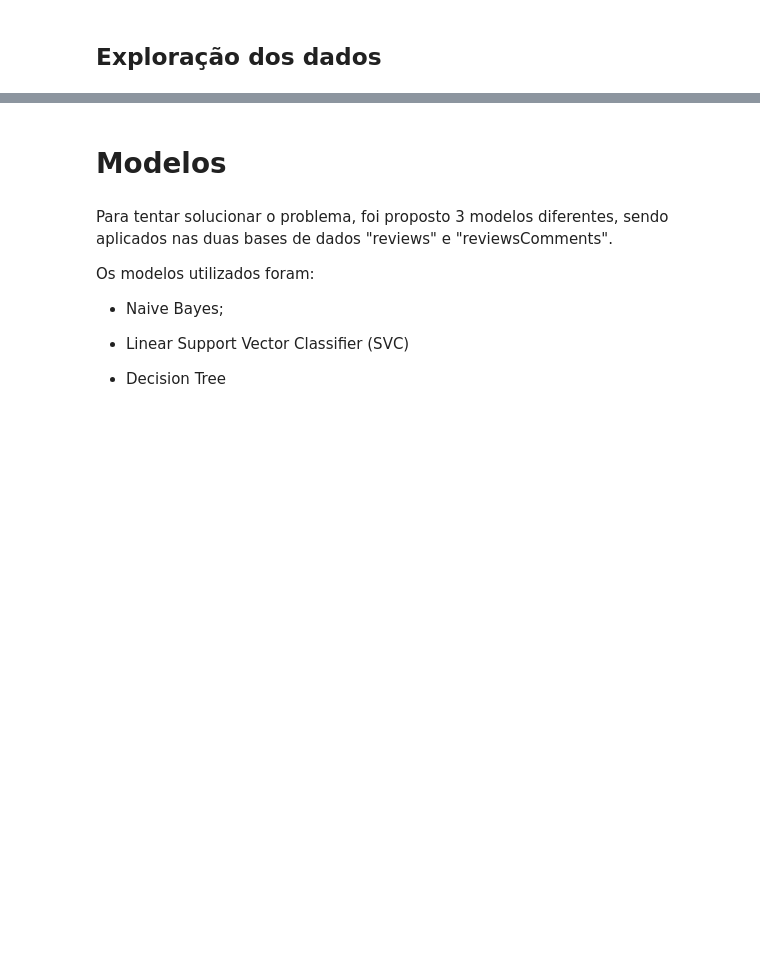
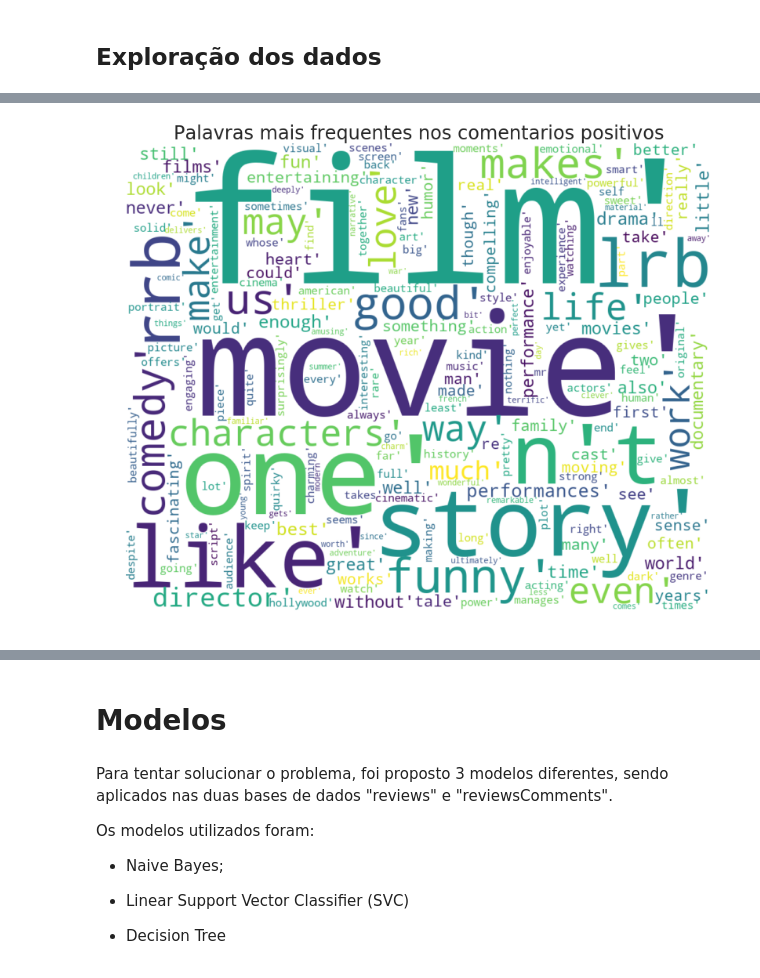
Before and after one commit to JoseRoquette/teste_pratico_datascience, a Jupyter notebook: Desafio_P&D.ipynb, the cells around one changed output, grey strips where cells are left out. Saved outputs shown, nothing was run; the diff lists cells and outputs as text; code cells hidden in the pictures; blank space fills up the shorter version.

```diff
--- a/Desafio_P&D.ipynb
+++ b/Desafio_P&D.ipynb
@@ -171,3 +190,22 @@ plt.show()
+# %%
+stopWords = nltk.corpus.stopwords.words('english')
+word = []
+reviewsCommentsPositive = reviewsComments[(reviewsComments['Sentimento'] == 4)|(reviewsComments['Sentimento'] == 3)]
+
+for i in reviewsCommentsPositive['Texto']:
+    for p in i.lower().split():
+        if p not in stopWords:
+            word.append(p)
+word = str(word)
+
+wordcloud = WordCloud(width=1000, height=800, margin=0, background_color='white').generate(word)
+plt.figure(figsize=(20,11))
+plt.title('Palavras mais frequentes nos comentarios positivos',fontsize=24)
+plt.imshow(wordcloud, interpolation='bilinear')
+plt.axis('off')
+plt.margins(x=0,y=0)
+# %% [output]
+[figure, added]
 # %%
 stopWords = nltk.corpus.stopwords.words('english')
 word = []
```
Also changed, not shown: parts of 6 cells of this notebook.
